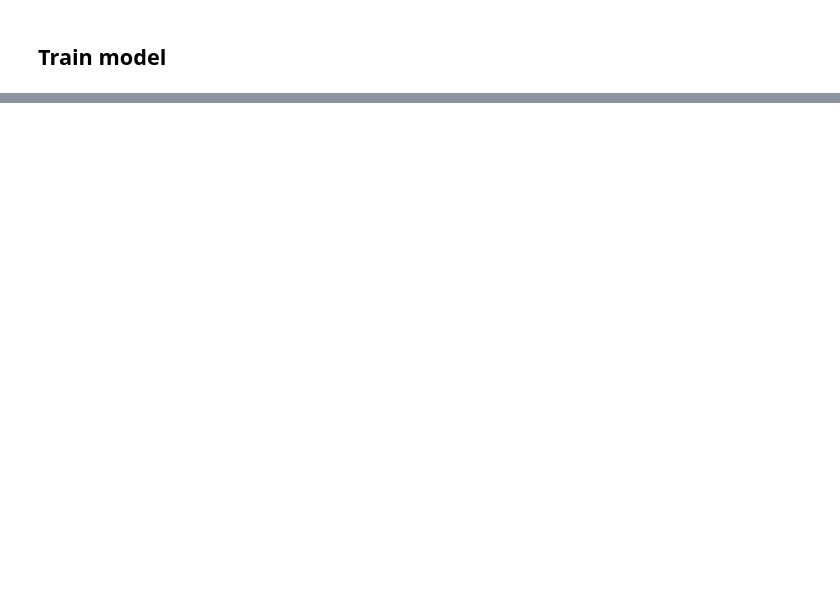
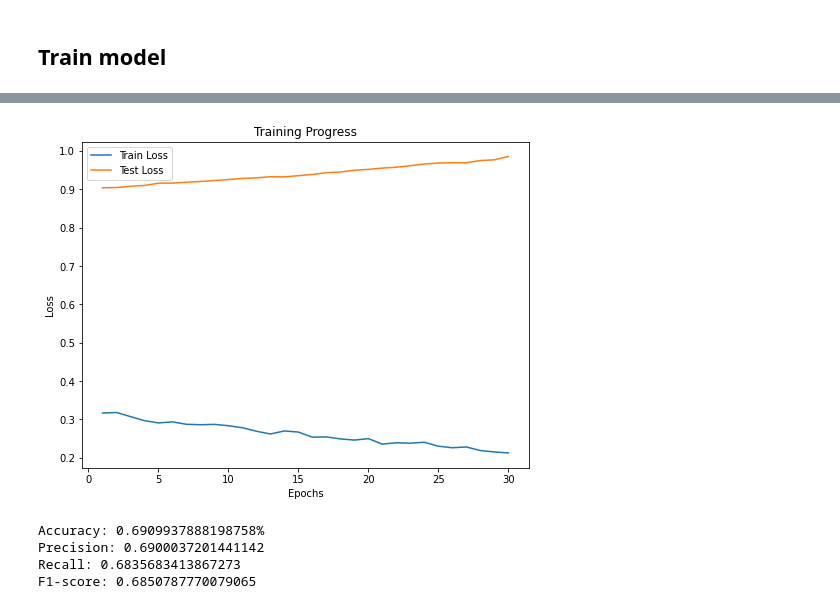
Before and after one commit to ErikKonstenius/mushrooms, a Jupyter notebook: main.ipynb, the cells around one changed output, grey strips where cells are left out. Drawn from its saved outputs; the diff is of its cells as text; code cells hidden in the pictures; blank space fills up the shorter version.

```diff
--- a/main.ipynb
+++ b/main.ipynb
@@ -342 +414,5 @@ This project uses the MobileNetV3 architecture. MobileNetV3 is a convolutional n
+# %%
+# Construct data loader object
+train_dataloader = create_dataloader(images_train, labels_train, batch_size=32, shuffle=True)
+test_dataloader = create_dataloader(images_test, labels_test, batch_size=32, shuffle=False)
 # %%
@@ -463,9 +439,5 @@ def evaluate(model, dataloader, device):
 # %%
-dataloader = create_dataloader(images = normalized_images,
-                               labels = labels_tensor,
-                               batch_size=32,
-                               shuffle=True)
-
+# Set device settings
 device = torch.device("cuda" if torch.cuda.is_available() else "cpu")
 print("Initiating training on " + str(device))
 
@@ -486,0 +514,3 @@ print(confusion_mat)
+# %%
+# Train and evaluate the model
+trained_model, train_losses, test_losses = train(model, train_dataloader, test_dataloader, num_epochs=30, device=device)
@@ -486,0 +535,28 @@ print(confusion_mat)
+# %%
+def plot_training_progress(train_losses, test_losses):
+    """
+    Plot the training progress on the train set and the test set per epoch.
+
+    Args:
+        train_losses (list): List of training losses per epoch.
+        test_losses (list): List of test losses per epoch.
+
+    Returns:
+        None.
+
+    """
+
+    epochs = range(1, len(train_losses) + 1)
+
+    plt.figure(figsize=(8, 6))
+    plt.plot(epochs, train_losses, label='Train Loss')
+    plt.plot(epochs, test_losses, label='Test Loss')
+    plt.title('Training Progress')
+    plt.xlabel('Epochs')
+    plt.ylabel('Loss')
+    plt.legend()
+    plt.show()
+# %%
+plot_training_progress(train_losses, test_losses)
+# %% [output]
+[figure, added]
@@ -486,0 +605,14 @@ print(confusion_mat)
+# %%
+accuracy, precision, recall, f1, confusion_mat = evaluate(trained_model, test_dataloader, device)
+
+print(f"Accuracy: {accuracy}%")
+print(f"Precision: {precision}")
+print(f"Recall: {recall}")
+print(f"F1-score: {f1}")
+#print("Confusion Matrix:")
+#print(confusion_mat)
+# %% [output]
+Accuracy: 0.6909937888198758%
+Precision: 0.6900037201441142
+Recall: 0.6835683413867273
+F1-score: 0.6850787770079065
```
Also changed, not shown: parts of 22 cells of this notebook.
